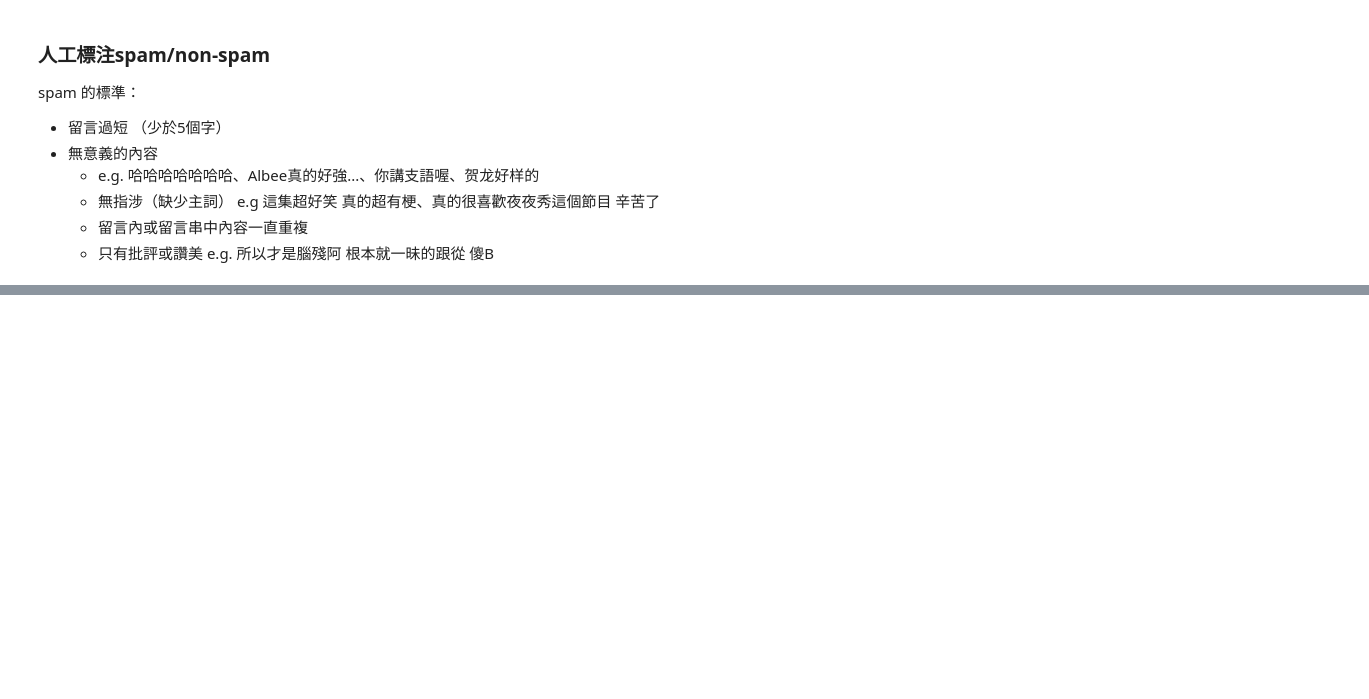
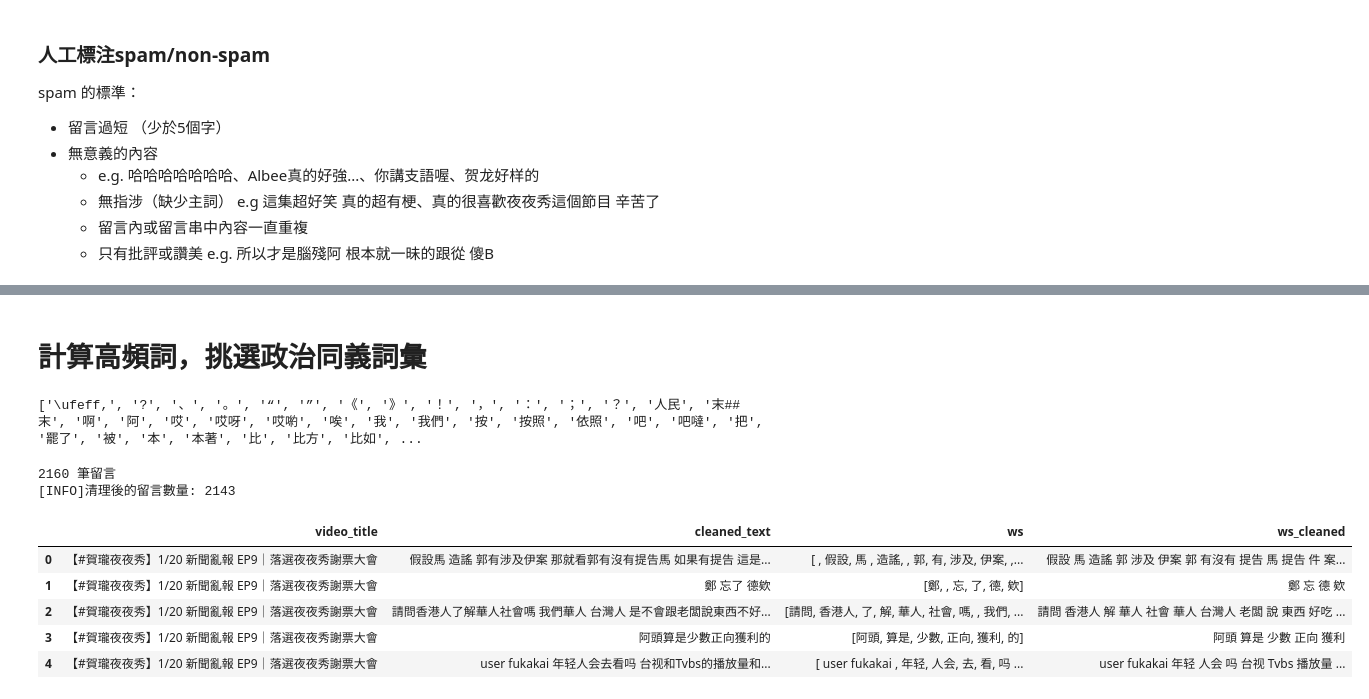
Before and after one commit to yuchingW/Hello_Comment, a Jupyter notebook: main.ipynb, the cells around one changed output, grey strips where cells are left out. Cells and saved outputs as stored; diff of their text form; code cells hidden in the pictures; blank space fills up the shorter version.

```diff
--- a/main.ipynb
+++ b/main.ipynb
@@ -436,0 +570,51 @@ Processing video 3 from spam_tag/video_3_ckip_spam_tag.csv
+# %% [markdown]
+# 計算高頻詞，挑選政治同義詞彙
+# %%
+# 載入停用詞
+with open('stopwords_zh-tw.txt', 'r', encoding='utf-8') as f:
+# with open('/content/drive/MyDrive/comments/stopwords_zh-tw.txt', 'r', encoding='utf-8') as f:
+    stopwords = f.read().splitlines()
+    stopwords = [word.strip() for word in stopwords]
+    print(stopwords)
+# %% [output]
+['\ufeff,', '?', '、', '。', '“', '”', '《', '》', '！', '，', '：', '；', '？', '人民', '末##末', '啊', '阿', '哎', '哎呀', '哎喲', '唉', '我', '我們', '按', '按照', '依照', '吧', '吧噠', '把', '罷了', '被', '本', '本著', '比', '比方', '比如', ...
+# %%
+# 清理停用詞
+def clean_tokens(tokens):
+    return [t for t in tokens if t.strip() not in stopwords]
+# %%
+import pandas as pd
+import ast
+
+df = pd.read_csv('hello_comments/for_bert/tag_comments_all.csv', encoding='utf-8')
+print(len(df), "筆留言")
+
+try:
+    data = df[['video_title', 'cleaned_text', 'ws']]
+    data = data.dropna().reset_index(drop=True)
+
+    # 2. 清理斷詞欄位
+    data['ws'] = data['ws'].apply(lambda x: ast.literal_eval(x))
+    data['ws_cleaned'] = data['ws'].apply(clean_tokens)
+    data['ws_cleaned'] = data['ws_cleaned'].apply(lambda x: ' '.join(x))
+
+    # 3. 過濾空白
+    data = data[data['ws_cleaned'].str.strip() != ""].reset_index(drop=True)
+    print(f"[INFO]清理後的留言數量: {len(data)}")
+
+except Exception as e:
+    print(">>> 發生錯誤:", e)
+    print(f"[Error]發生錯誤: {e}")
+    raise e
+# %% [output]
+2160 筆留言
+[INFO]清理後的留言數量: 2143
+# %%
+data.head(5)
+# %% [output]
+|  | video_title | cleaned_text | ws | ws_cleaned |
+| 0 | 【#賀瓏夜夜秀】1/20 新聞亂報 EP9｜落選夜夜秀謝票大會 | 假設馬 造謠 郭有涉及伊案 那就看郭有沒有提告馬 如果有提告 這是... | [ , 假設, 馬 , 造謠, , 郭, 有, 涉及, 伊案, ,... | 假設 馬 造謠 郭 涉及 伊案 郭 有沒有 提告 馬 提告 件 案... |
+| 1 | 【#賀瓏夜夜秀】1/20 新聞亂報 EP9｜落選夜夜秀謝票大會 | 鄭 忘了 德欸 | [鄭, , 忘, 了, 德, 欸] | 鄭 忘 德 欸 |
+| 2 | 【#賀瓏夜夜秀】1/20 新聞亂報 EP9｜落選夜夜秀謝票大會 | 請問香港人了解華人社會嗎 我們華人 台灣人 是不會跟老闆說東西不好... | [請問, 香港人, 了, 解, 華人, 社會, 嗎, , 我們, ... | 請問 香港人 解 華人 社會 華人 台灣人 老闆 說 東西 好吃 ... |
+| 3 | 【#賀瓏夜夜秀】1/20 新聞亂報 EP9｜落選夜夜秀謝票大會 | 阿頭算是少數正向獲利的 | [阿頭, 算是, 少數, 正向, 獲利, 的] | 阿頭 算是 少數 正向 獲利 |
+| 4 | 【#賀瓏夜夜秀】1/20 新聞亂報 EP9｜落選夜夜秀謝票大會 | user fukakai 年轻人会去看吗 台视和Tvbs的播放量和... | [ user fukakai , 年轻, 人会, 去, 看, 吗 ... | user fukakai 年轻 人会 吗 台视 Tvbs 播放量 ... |
```
Also changed, not shown: parts of 7 cells of this notebook, 1 other file.
